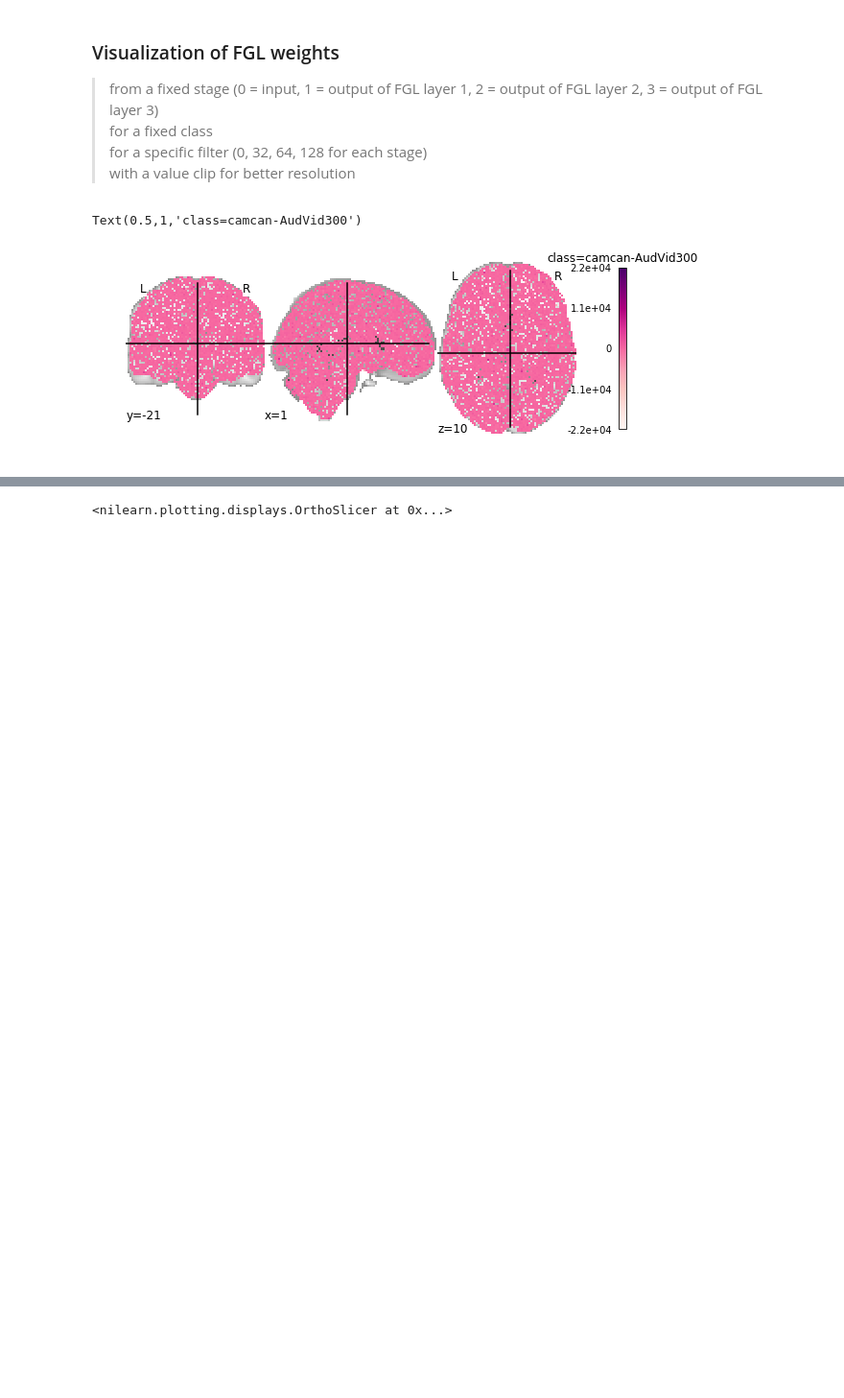
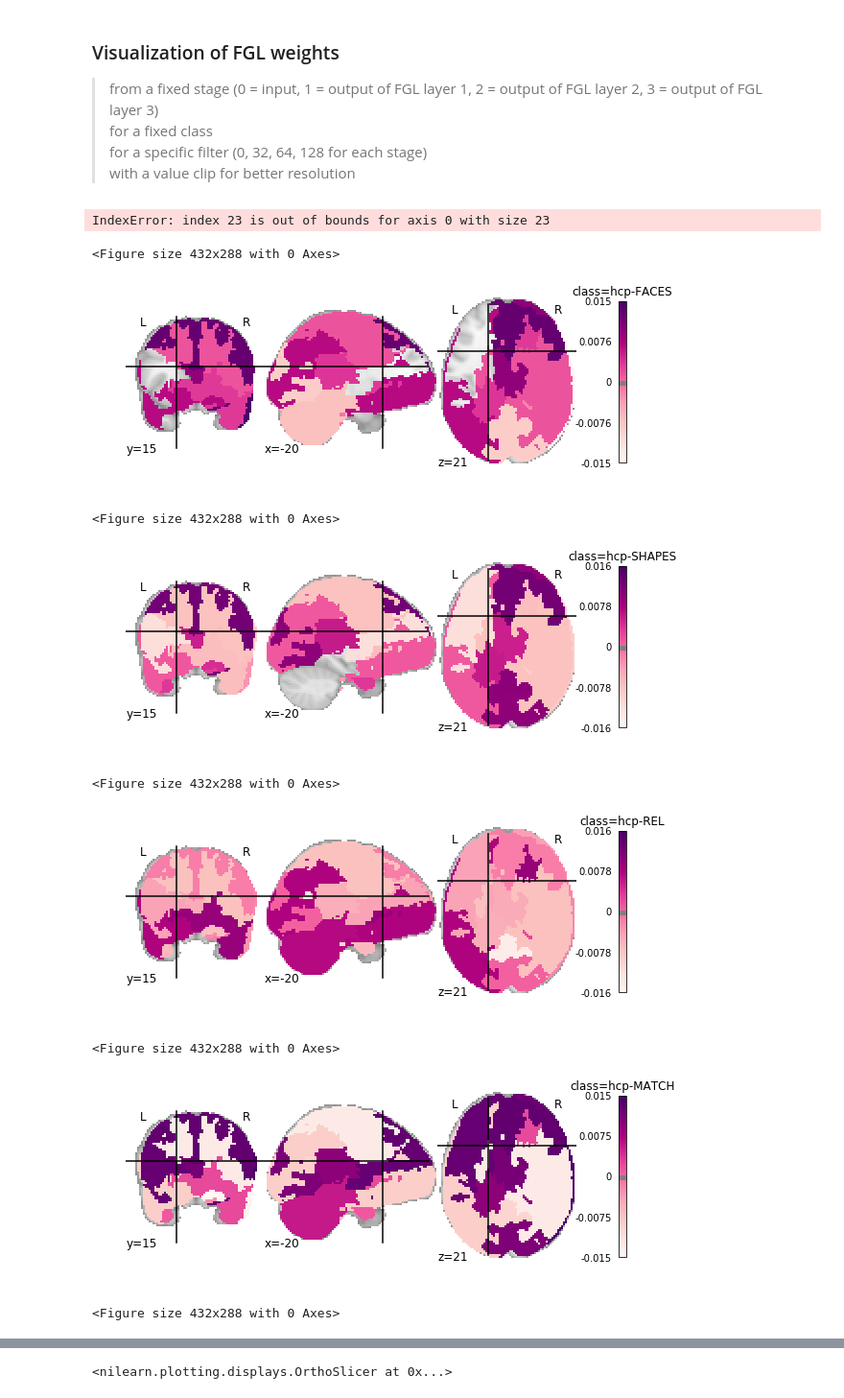
Before and after one commit to HarounH/brain_, a Jupyter notebook: sanmi_interpret.ipynb, the cells around one changed output, grey strips where cells are left out. Shown at 96% size. Cells and saved outputs as stored; diff of their text form; code cells hidden in the pictures; blank space fills up the shorter version.

```diff
--- a/sanmi_interpret.ipynb
+++ b/sanmi_interpret.ipynb
@@ -108,8 +108,8 @@ args.meta['i2c']
 ### Visualization of logistic regression weights
 Change the `cls` variable in the next cell and run
 # %%
-cls = 1
-plotting.plot_stat_map(fc_imgs[cls])
+cls = 22
+plotting.plot_stat_map(fc_imgs[cls], cut_coords=[-20, 15, 21])
 # plotting.plot_stat_map(niimg.smooth_img(imgs[0], 'fast'))
 
 # fcwt_imgs = [masking.unmask(fc.net[0].weight[i].detach().cpu().numpy(), mask) for i in range(fc_weight.shape[0])]
@@ -161,7 +161,7 @@ Looks like bias shouldn't matter (as expected?)
 exp = "gcn"
 md = "smallerfgl_213_sum_tree"
 prefix = "test"
-ds = "camcan0"
+ds = "hcp0"
 chk = torch.load("/data/brain_/{}/outputs/multi_run/{}/{}/outer_split0/last.checkpoint".format(exp, md, ds))
 args = torch.load("/data/brain_/{}/outputs/multi_run/{}/{}/args.checkpoint".format(exp, md, ds))
 splits, meta = dataset.get_splits(
@@ -362,10 +374,24 @@ Colormap red is not recognized. Possible values are: Accent, Accent_r, Blues, Bl
 > with a value clip for better resolution
 # %%
 cidx = 0
-cls = 1
-layer = 0
-plotting.plot_stat_map(get_niimg(layer, cls=cls, channel_idx=cidx, clip=1000000), cmap=plt.get_cmap('RdPu'), threshold='auto')#0.005)
-plt.title('class={}'.format(meta['i2c'][cls]))
+cls = 0
+for cls in range(32):
+    layer = 3
+    plt.figure()
+    plotting.plot_stat_map(
+        get_niimg(layer, cls=cls, channel_idx=cidx, clip=1000000),
+        cmap=plt.get_cmap('RdPu'),
+        threshold=0.0005,
+        cut_coords=[-20, 15, 21])
+    plt.title('class={}'.format(meta['i2c'][cls]))
 # %% [output]
-Text(0.5,1,'class=camcan-AudVid300')
+IndexError: index 23 is out of bounds for axis 0 with size 23
+<Figure size 432x288 with 0 Axes>
-[figure, old version]
+[figure, new version]
+<Figure size 432x288 with 0 Axes>
+[figure, added]
+<Figure size 432x288 with 0 Axes>
+[figure, added]
+<Figure size 432x288 with 0 Axes>
+[figure, added]
+<Figure size 432x288 with 0 Axes>
```
Also changed, not shown: parts of 10 cells of this notebook, 8 other files.
